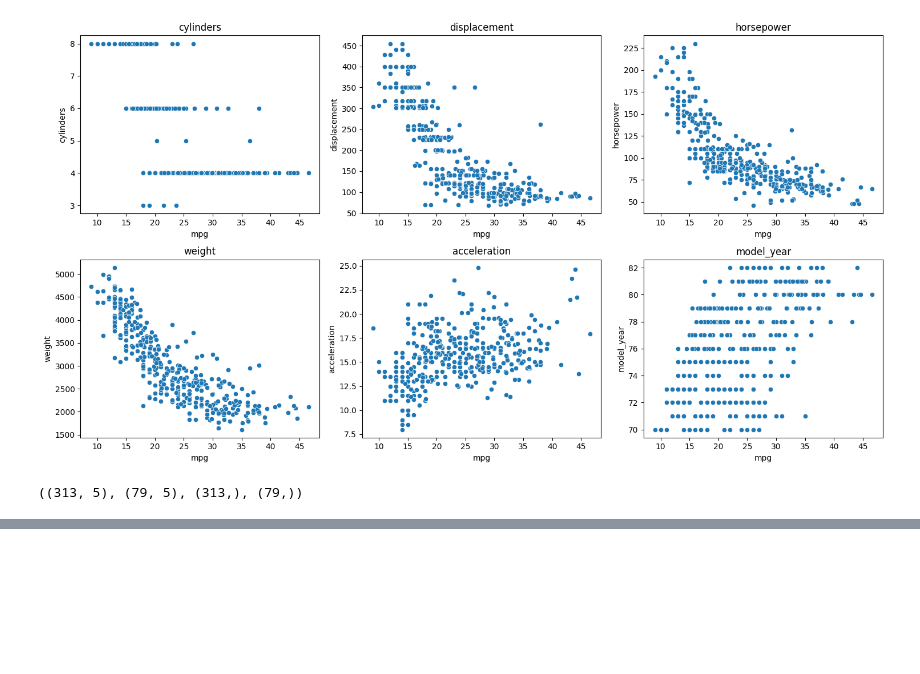
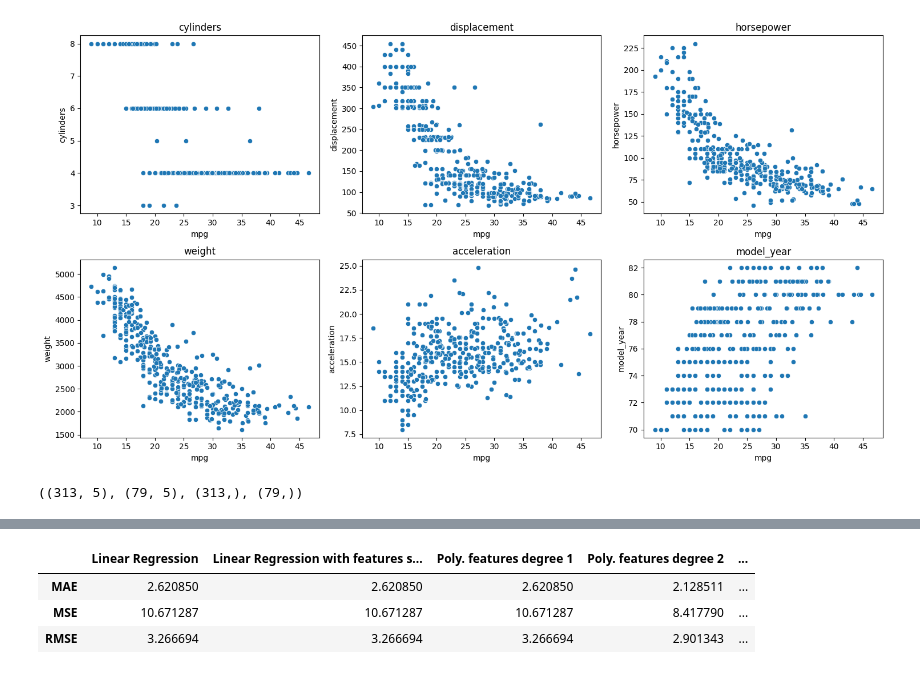
Before and after one commit to HanFredriksson/AI-plugg-filer-Hannes-Fredriksson, a Jupyter notebook: Maskininlärning/Uppgifter/E01_sklearn.ipynb, the cells around one changed output, grey strips where cells are left out. Cells and saved outputs as stored; diff of their text form; code cells hidden in the pictures; blank space fills up the shorter version.

```diff
--- a/Maskininlärning/Uppgifter/E01_sklearn.ipynb
+++ b/Maskininlärning/Uppgifter/E01_sklearn.ipynb
@@ -83,7 +86,7 @@ plt.tight_layout()
 X = data.drop(["model_year", "mpg"], axis=1)
 y = data["mpg"]
 
-X_train, X_val, y_train, y_val = train_test_split(X, y, test_size=0.2, random_state=42)
-X_train.shape, X_val.shape, y_train.shape, y_val.shape
+X_train, X_test, y_train, y_test = train_test_split(X, y, test_size=0.2, random_state=42)
+X_train.shape, X_test.shape, y_train.shape, y_test.shape
 # %% [output]
 ((313, 5), (79, 5), (313,), (79,))
@@ -93,0 +93,14 @@ model_svd = LinearRegression(X_train, y_train)
+# %%
+# 2. Function for evaluation
+
+model_svd = LinearRegression()
+model_svd.fit(X_train, y_train)
+y_hat_svd = model_svd.predict(X_test)
+n = len(y_test)
+
+MAE = np.divide(1, n) * np.sum(np.abs(y_test - y_hat_svd))
+MSE = np.divide(1, n) * np.sum(np.square(y_test - y_hat_svd))
+RMSE = np.sqrt(MSE)
+
+
+print (f" MAE  {MAE}\n MSE  {MSE}\n RMSE {RMSE}\n")
@@ -93,0 +117,60 @@ model_svd = LinearRegression(X_train, y_train)
+# %%
+# 3
+
+X = data[["displacement", "weight", "model_year", "horsepower"]]
+
+X_train, X_test, y_train, y_test = train_test_split(X, y, test_size=0.33, random_state=42)
+X_train.shape, X_test.shape, y_train.shape, y_test.shape
+
+degree = 4
+regression_metrics = {}
+
+
+def metrics(y_test, y_hat, n):
+    MAE = np.divide(1, n) * np.sum(np.abs(y_test - y_hat))
+    MSE = np.divide(1, n) * np.sum(np.square(y_test - y_hat))
+    RMSE = np.sqrt(MSE)
+
+    return (MAE, MSE, RMSE)
+
+
+model_svd = LinearRegression()
+model_svd.fit(X_train, y_train)
+y_hat = model_svd.predict(X_test)
+n = len(y_test)
+regression_metrics["Linear Regression"] = metrics(y_test, y_hat, n)
+
+
+scaler = StandardScaler()
+X_train_scaled = scaler.fit_transform(X_train)
+X_test_scaled = scaler.transform(X_test)
+
+model_svd = LinearRegression()
+model_svd.fit(X_train_scaled, y_train)
+y_hat = model_svd.predict(X_test_scaled)
+n = len(y_test)
+regression_metrics["Linear Regression with features standardization"] = metrics(y_test, y_hat, n)
+
+
+for i in range(1, degree+1):
+    poly_features = PolynomialFeatures(i, include_bias=False)
+
+    X_train_poly_features = poly_features.fit_transform(X_train)
+    X_test_poly_features = poly_features.transform(X_test)
+
+    model_svd.fit(X_train_poly_features, y_train)
+    y_hat = model_svd.predict(X_test_poly_features)
+    n = len(y_test)
+
+    regression_metrics[f"Poly. features degree {i}"] = metrics(y_test, y_hat, n)
+
+
+metrics_data = pd.DataFrame(regression_metrics, index=["MAE", "MSE", "RMSE"])
+
+
+metrics_data
+# %% [output]
+|  | Linear Regression | Linear Regression with features s... | Poly. features degree 1 | Poly. features degree 2 | ... |
+| MAE | 2.620850 | 2.620850 | 2.620850 | 2.128511 | ... |
+| MSE | 10.671287 | 10.671287 | 10.671287 | 8.417790 | ... |
+| RMSE | 3.266694 | 3.266694 | 3.266694 | 2.901343 | ... |
```
Also changed, not shown: parts of 6 cells of this notebook, 11 other files.
